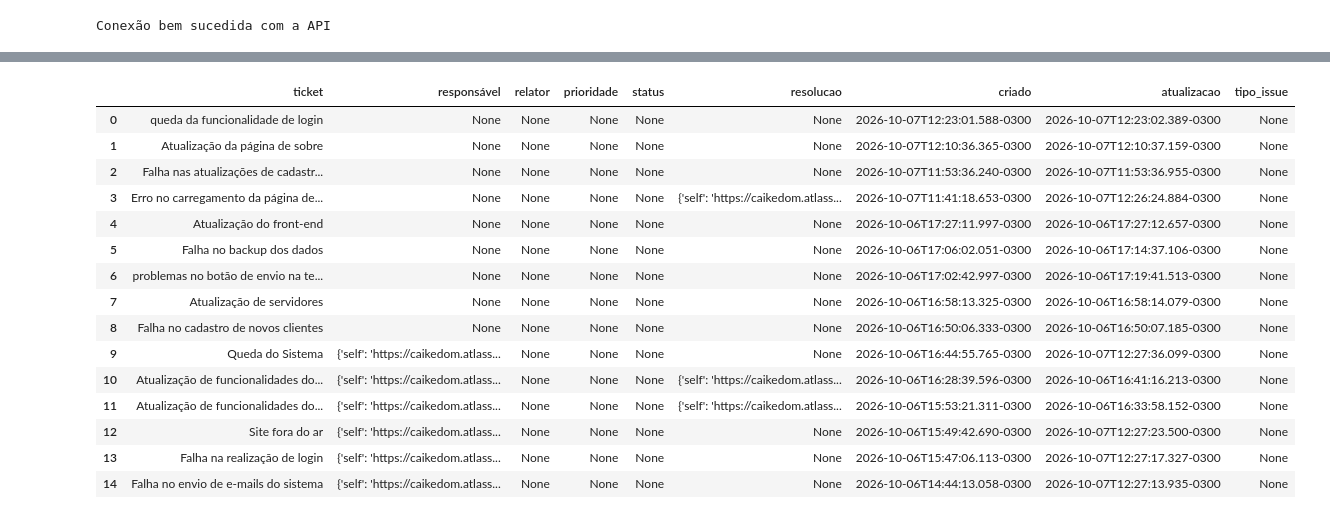
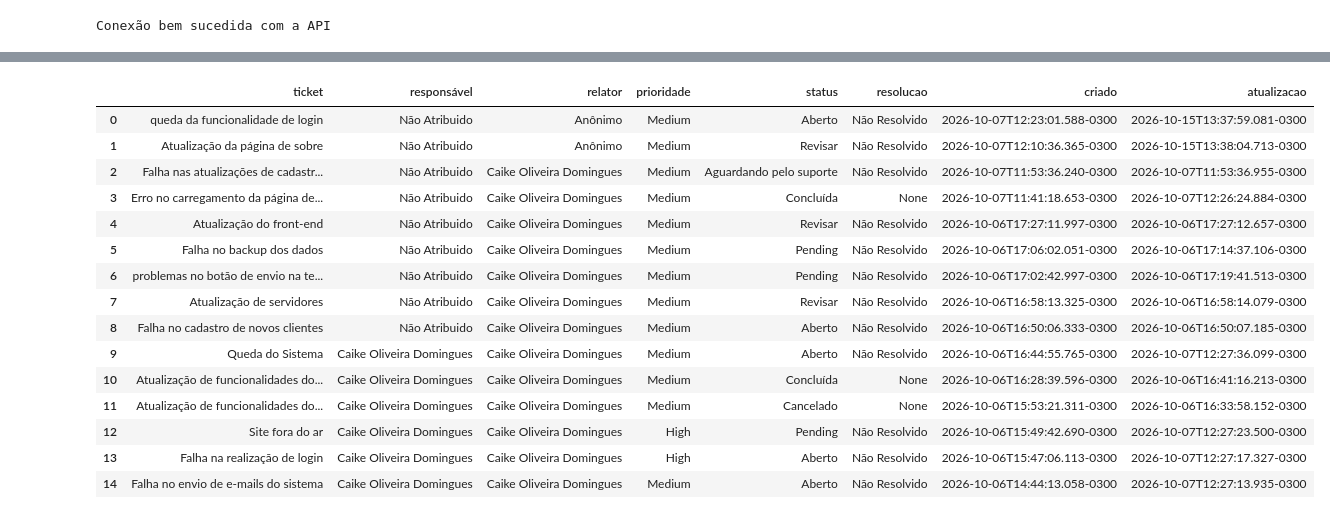
Before and after one commit to caikedomingues/monitoramento-sla-suporte, a Jupyter notebook: main.ipynb, the cells around one changed output, grey strips where cells are left out. Cells and saved outputs as stored; diff of their text form; code cells hidden in the pictures.

Commit message:
consegui realizar os acessos aos dados
Também consegui tratar valores nulos

```diff
--- a/main.ipynb
+++ b/main.ipynb
@@ -259,21 +251,25 @@ for issue in issues:
 
     summary = fields.get("summary")
 
-    assignee = fields.get("assignee")
+    assignee_obj = fields.get("assignee")
 
-    reporter = fields.get("displayName")
+    assignee = assignee_obj.get("displayName") if assignee_obj else "Não Atribuido"
 
-    priority = fields.get("displayName")
+    reporter_obj = fields.get("reporter")
 
-    status = fields.get("displayName")
+    reporter = reporter_obj.get("displayName") if reporter_obj else "Anônimo"
 
-    resolution = fields.get("resolution")
+    priority = fields.get("priority").get("name")
+
+    status = fields.get("status").get("name")
+
+    resolution_obj = fields.get("resolution")
+
+    resolution = fields.get("displayName") if resolution_obj else "Não Resolvido"
 
     created = fields.get("created")
 
     uptaded = fields.get("updated")
-
-    issuetype = fields.get("displayName")
 
     lista_campos.append({"ticket": summary,
                           "responsável": assignee,
@@ -282,8 +278,8 @@ for issue in issues:
                           "status": status,
                           "resolucao": resolution,
                           "criado": created,
-                          "atualizacao": uptaded,
-                          "tipo_issue": issuetype
+                          "atualizacao": uptaded
+
     })
 # %%
 lista_campos
@@ -310,19 +324,19 @@ df = pd.DataFrame(lista_campos)
 # %%
-df.head(18)
+df.head(15)
 # %% [output]
-|  | ticket | responsável | relator | prioridade | status | resolucao | criado | atualizacao | tipo_issue |
-| 0 | queda da funcionalidade de login | None | None | None | None | None | 2026-10-07T12:23:01.588-0300 | 2026-10-07T12:23:02.389-0300 | None |
-| 1 | Atualização da página de sobre | None | None | None | None | None | 2026-10-07T12:10:36.365-0300 | 2026-10-07T12:10:37.159-0300 | None |
-| 2 | Falha nas atualizações de cadastr... | None | None | None | None | None | 2026-10-07T11:53:36.240-0300 | 2026-10-07T11:53:36.955-0300 | None |
-| 3 | Erro no carregamento da página de... | None | None | None | None | {'self': 'https://caikedom.atlass... | 2026-10-07T11:41:18.653-0300 | 2026-10-07T12:26:24.884-0300 | None |
-| 4 | Atualização do front-end | None | None | None | None | None | 2026-10-06T17:27:11.997-0300 | 2026-10-06T17:27:12.657-0300 | None |
-| 5 | Falha no backup dos dados | None | None | None | None | None | 2026-10-06T17:06:02.051-0300 | 2026-10-06T17:14:37.106-0300 | None |
-| 6 | problemas no botão de envio na te... | None | None | None | None | None | 2026-10-06T17:02:42.997-0300 | 2026-10-06T17:19:41.513-0300 | None |
-| 7 | Atualização de servidores | None | None | None | None | None | 2026-10-06T16:58:13.325-0300 | 2026-10-06T16:58:14.079-0300 | None |
-| 8 | Falha no cadastro de novos clientes | None | None | None | None | None | 2026-10-06T16:50:06.333-0300 | 2026-10-06T16:50:07.185-0300 | None |
-| 9 | Queda do Sistema | {'self': 'https://caikedom.atlass... | None | None | None | None | 2026-10-06T16:44:55.765-0300 | 2026-10-07T12:27:36.099-0300 | None |
-| 10 | Atualização de funcionalidades do... | {'self': 'https://caikedom.atlass... | None | None | None | {'self': 'https://caikedom.atlass... | 2026-10-06T16:28:39.596-0300 | 2026-10-06T16:41:16.213-0300 | None |
-| 11 | Atualização de funcionalidades do... | {'self': 'https://caikedom.atlass... | None | None | None | {'self': 'https://caikedom.atlass... | 2026-10-06T15:53:21.311-0300 | 2026-10-06T16:33:58.152-0300 | None |
-| 12 | Site fora do ar | {'self': 'https://caikedom.atlass... | None | None | None | None | 2026-10-06T15:49:42.690-0300 | 2026-10-07T12:27:23.500-0300 | None |
-| 13 | Falha na realização de login | {'self': 'https://caikedom.atlass... | None | None | None | None | 2026-10-06T15:47:06.113-0300 | 2026-10-07T12:27:17.327-0300 | None |
-| 14 | Falha no envio de e-mails do sistema | {'self': 'https://caikedom.atlass... | None | None | None | None | 2026-10-06T14:44:13.058-0300 | 2026-10-07T12:27:13.935-0300 | None |
+|  | ticket | responsável | relator | prioridade | status | resolucao | criado | atualizacao |
+| 0 | queda da funcionalidade de login | Não Atribuido | Anônimo | Medium | Aberto | Não Resolvido | 2026-10-07T12:23:01.588-0300 | 2026-10-15T13:37:59.081-0300 |
+| 1 | Atualização da página de sobre | Não Atribuido | Anônimo | Medium | Revisar | Não Resolvido | 2026-10-07T12:10:36.365-0300 | 2026-10-15T13:38:04.713-0300 |
+| 2 | Falha nas atualizações de cadastr... | Não Atribuido | Caike Oliveira Domingues | Medium | Aguardando pelo suporte | Não Resolvido | 2026-10-07T11:53:36.240-0300 | 2026-10-07T11:53:36.955-0300 |
+| 3 | Erro no carregamento da página de... | Não Atribuido | Caike Oliveira Domingues | Medium | Concluída | None | 2026-10-07T11:41:18.653-0300 | 2026-10-07T12:26:24.884-0300 |
+| 4 | Atualização do front-end | Não Atribuido | Caike Oliveira Domingues | Medium | Revisar | Não Resolvido | 2026-10-06T17:27:11.997-0300 | 2026-10-06T17:27:12.657-0300 |
+| 5 | Falha no backup dos dados | Não Atribuido | Caike Oliveira Domingues | Medium | Pending | Não Resolvido | 2026-10-06T17:06:02.051-0300 | 2026-10-06T17:14:37.106-0300 |
+| 6 | problemas no botão de envio na te... | Não Atribuido | Caike Oliveira Domingues | Medium | Pending | Não Resolvido | 2026-10-06T17:02:42.997-0300 | 2026-10-06T17:19:41.513-0300 |
+| 7 | Atualização de servidores | Não Atribuido | Caike Oliveira Domingues | Medium | Revisar | Não Resolvido | 2026-10-06T16:58:13.325-0300 | 2026-10-06T16:58:14.079-0300 |
+| 8 | Falha no cadastro de novos clientes | Não Atribuido | Caike Oliveira Domingues | Medium | Aberto | Não Resolvido | 2026-10-06T16:50:06.333-0300 | 2026-10-06T16:50:07.185-0300 |
+| 9 | Queda do Sistema | Caike Oliveira Domingues | Caike Oliveira Domingues | Medium | Aberto | Não Resolvido | 2026-10-06T16:44:55.765-0300 | 2026-10-07T12:27:36.099-0300 |
+| 10 | Atualização de funcionalidades do... | Caike Oliveira Domingues | Caike Oliveira Domingues | Medium | Concluída | None | 2026-10-06T16:28:39.596-0300 | 2026-10-06T16:41:16.213-0300 |
+| 11 | Atualização de funcionalidades do... | Caike Oliveira Domingues | Caike Oliveira Domingues | Medium | Cancelado | None | 2026-10-06T15:53:21.311-0300 | 2026-10-06T16:33:58.152-0300 |
+| 12 | Site fora do ar | Caike Oliveira Domingues | Caike Oliveira Domingues | High | Pending | Não Resolvido | 2026-10-06T15:49:42.690-0300 | 2026-10-07T12:27:23.500-0300 |
+| 13 | Falha na realização de login | Caike Oliveira Domingues | Caike Oliveira Domingues | High | Aberto | Não Resolvido | 2026-10-06T15:47:06.113-0300 | 2026-10-07T12:27:17.327-0300 |
+| 14 | Falha no envio de e-mails do sistema | Caike Oliveira Domingues | Caike Oliveira Domingues | Medium | Aberto | Não Resolvido | 2026-10-06T14:44:13.058-0300 | 2026-10-07T12:27:13.935-0300 |
```
Also changed, not shown: parts of 6 cells of this notebook, 1 other file.
